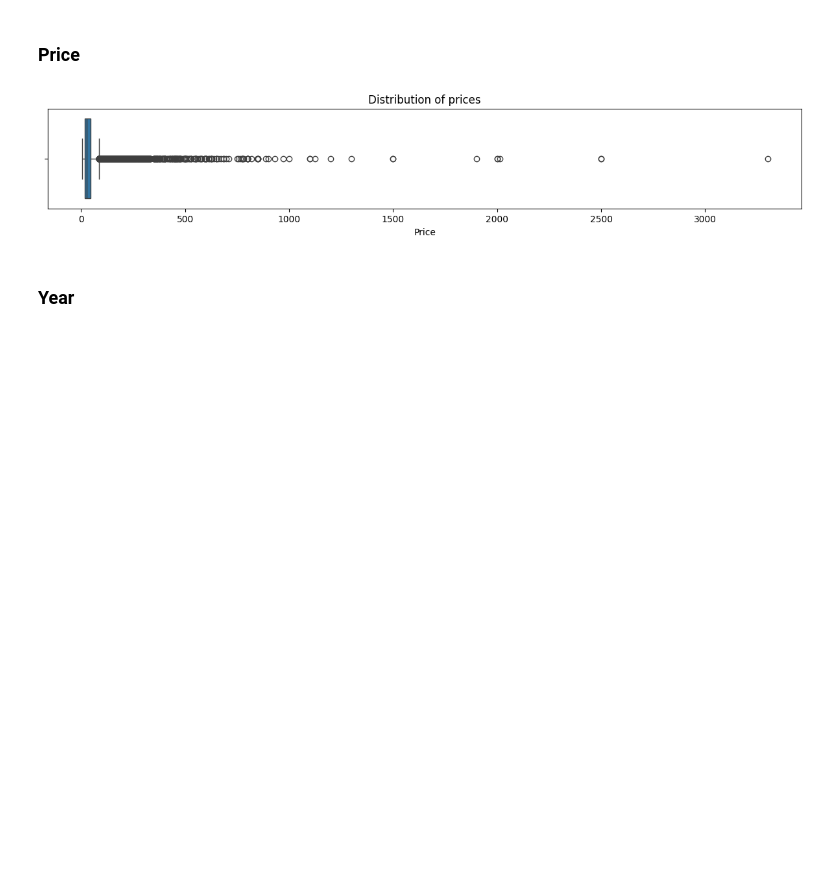
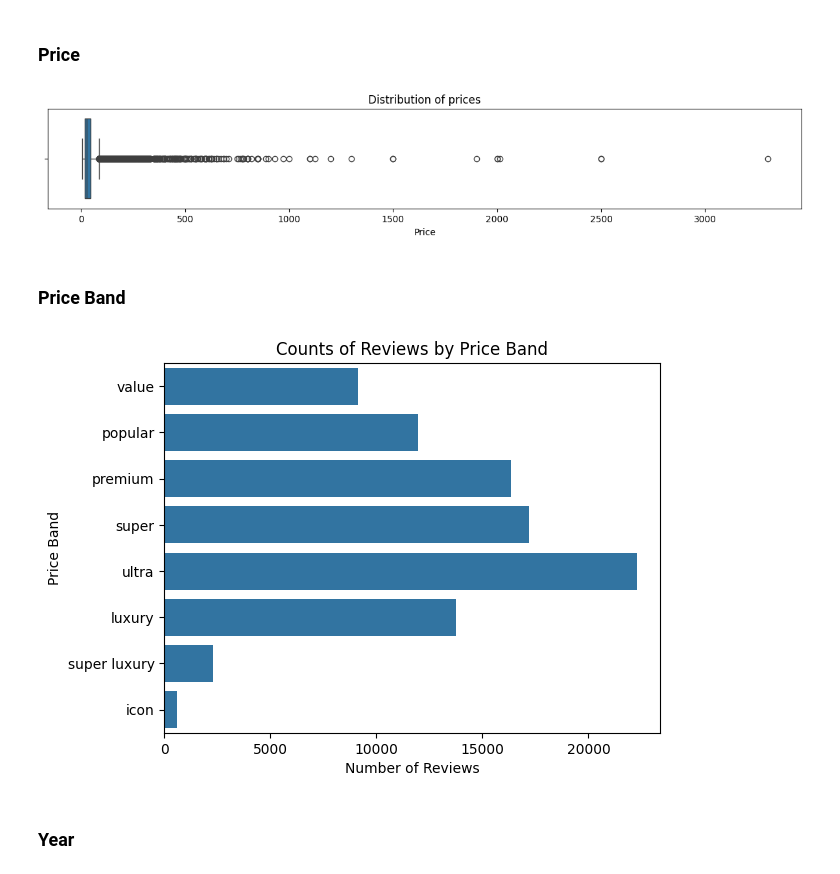
Before and after one commit to pasmith/oenologist, a Jupyter notebook: wine_review-eda.ipynb, the cells around one changed output. Cells and saved outputs as stored; diff of their text form; code cells hidden in the pictures; blank space fills up the shorter version.

```diff
--- a/wine_review-eda.ipynb
+++ b/wine_review-eda.ipynb
@@ -94,6 +94,16 @@ ax.set_xlabel('Price')
 plt.show()
 # %% [output]
 [figure]
+# %% [markdown]
+### Price Band
+# %%
+sns.barplot(wine_df['band'].value_counts(), orient='h', order=['value', 'popular', 'premium', 'super', 'ultra', 'luxury', 'super luxury', 'icon'])
+plt.title('Counts of Reviews by Price Band')
+plt.xlabel('Number of Reviews')
+plt.ylabel('Price Band')
+plt.show()
+# %% [output]
+[figure, added]
 # %% [markdown]
 ### Year
 # %%
```
Also changed, not shown: parts of 5 cells of this notebook, 5 other files.
